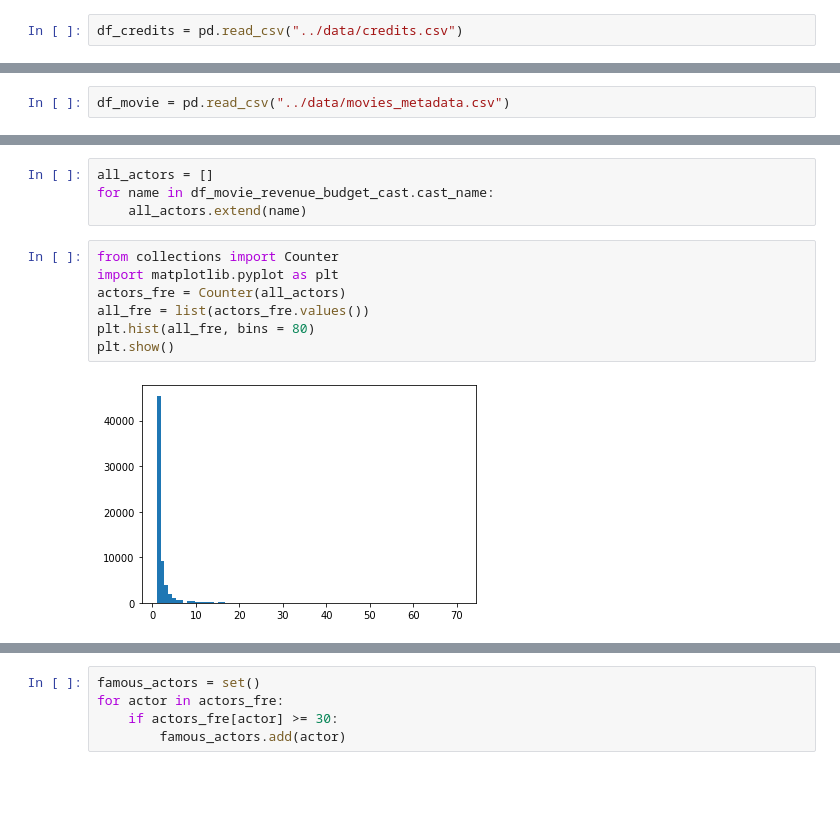
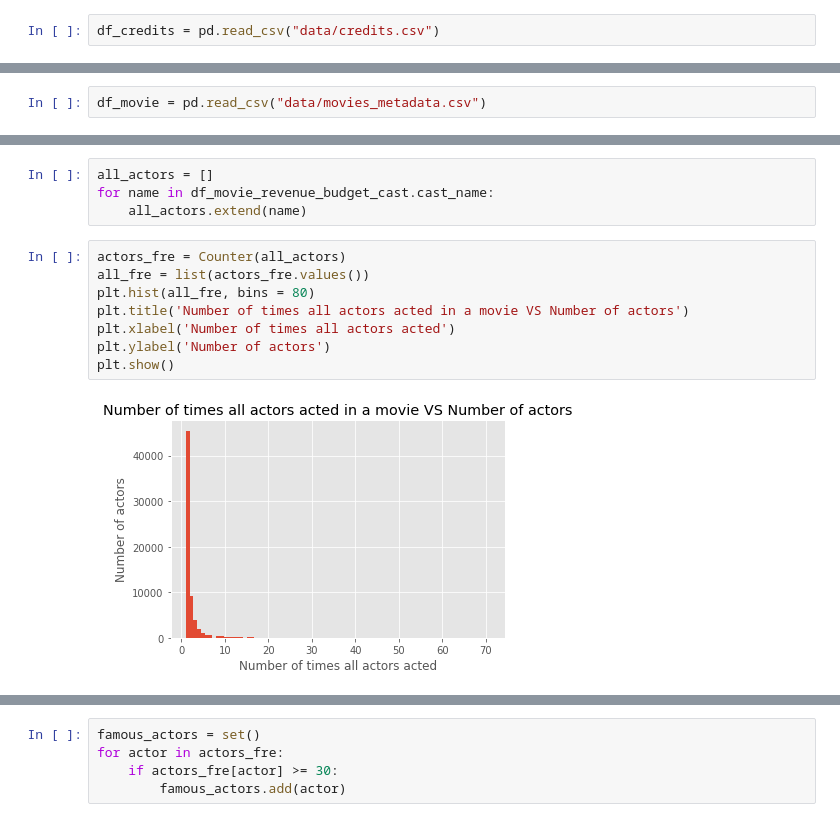
Before and after one commit to colinjl12479/Predicting_Movie_Revenues, a Jupyter notebook: Problem1 Cost-effectiveness of Actors to Film Income.ipynb, the cells around one changed output, grey strips where cells are left out. Drawn from its saved outputs; the diff is of its cells as text; blank space fills up the shorter version.

```diff
--- a/Problem1 Cost-effectiveness of Actors to Film Income.ipynb
+++ b/Problem1 Cost-effectiveness of Actors to Film Income.ipynb
@@ -6,3 +31,3 @@ import numpy as np
 # %%
-df_credits = pd.read_csv("../data/credits.csv")
+df_credits = pd.read_csv("data/credits.csv")
 # %%
@@ -55,7 +80,7 @@ df.head()
 | 3 | [Whitney Houston, Angela Bassett,... | [8851, 9780, 18284, 51359, 66804,... | 31357 |
 | 4 | [Steve Martin, Diane Keaton, Mart... | [67773, 3092, 519, 70696, 59222, ... | 11862 |
 # %%
-df_movie = pd.read_csv("../data/movies_metadata.csv")
+df_movie = pd.read_csv("data/movies_metadata.csv")
 # %%
 df_movie = df_movie[["budget","genres","title","revenue","id"]]
 df_movie.head()
@@ -275,13 +297,14 @@ all_actors = []
 for name in df_movie_revenue_budget_cast.cast_name:
     all_actors.extend(name)
 # %%
-from collections import Counter
-import matplotlib.pyplot as plt
 actors_fre = Counter(all_actors)
 all_fre = list(actors_fre.values())
 plt.hist(all_fre, bins = 80)
+plt.title('Number of times all actors acted in a movie VS Number of actors')
+plt.xlabel('Number of times all actors acted')
+plt.ylabel('Number of actors')
 plt.show()
 # %% [output]
-[figure, old version]
+[figure, new version]
 # %%
 all_fre.sort()
```
Also changed, not shown: parts of 54 cells of this notebook.
